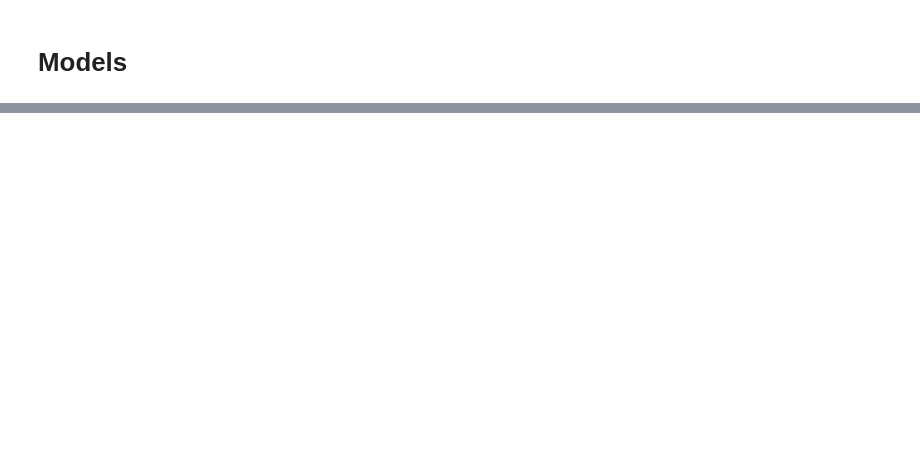
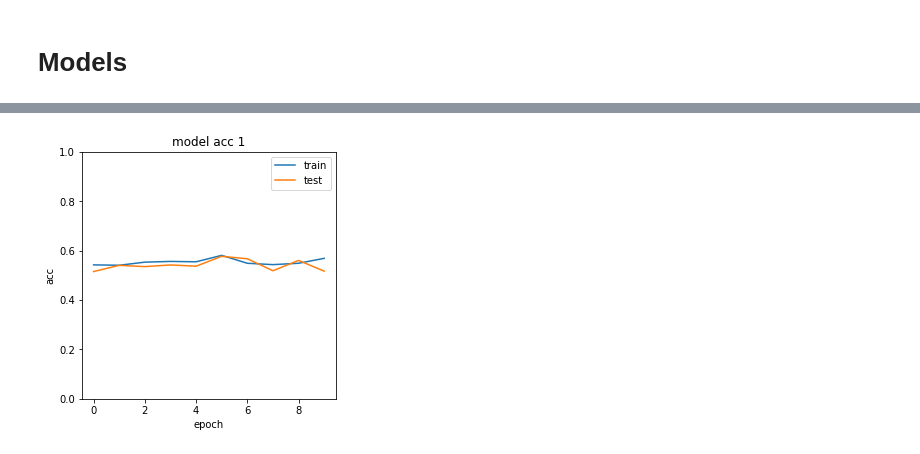
Before and after one commit to nixXx13/raspPi-detectionApp, a Jupyter notebook: ai_module/sd.ipynb, the cells around one changed output, grey strips where cells are left out. Saved outputs shown, nothing was run; the diff lists cells and outputs as text; code cells hidden in the pictures; blank space fills up the shorter version.

```diff
--- a/ai_module/sd.ipynb
+++ b/ai_module/sd.ipynb
@@ -457,6 +411,0 @@ Epoch 1/1
-# %%
-hist4 = model.fit_generator(train_batch,
-                            steps_per_epoch = train_batch.samples/BS,
-                            validation_data = valid_batch,
-                            validation_steps = valid_batch.samples/BS,
-                            epochs=5)
@@ -514,4 +411,0 @@ Epoch 5/5
-# %%
-hist = [hist4,hist5,hist6]
-
-pyPlot(hist,['acc','loss'])
@@ -740,0 +412,10 @@ Epoch 6/15
+# %%
+def setModelLr(model,lr):
+    from keras import backend as K
+    # To get learning rate
+    lr_old = K.get_value(model.optimizer.lr)
+    # To set learning rate
+    K.set_value(model.optimizer.lr, lr)
+    # keras.__version__ # 2.0.2
+    lr_new = K.get_value(model.optimizer.lr)
+    print("Changed lr from {} to {}".format(lr_old,lr_new))
@@ -740,0 +872,75 @@ Epoch 6/15
+# %%
+def convModel2(filterCoef=4,lr=1e-4):
+    print("building model convModel")
+    model = Sequential([
+        BatchNormalization(input_shape = (224,224,3)),
+        Conv2D(filterCoef*8,3,activation='relu'),
+        MaxPooling2D((2,2)),
+        BatchNormalization(),
+        Conv2D(filterCoef*16,3,activation='relu'),
+        MaxPooling2D((2,2)),
+        BatchNormalization(),
+        Flatten(),
+        Dense(2,activation='softmax')
+    ])
+    model.compile(Adam(),loss='categorical_crossentropy',metrics=["accuracy"])
+    model.optimizer.lr = lr
+    return model
+
+def convModel1(filterCoef=4,lr=1e-4):
+    print("building model convModel")
+    model = Sequential([
+        BatchNormalization(input_shape = (224,224,3)),
+        Conv2D(filterCoef*8,3,activation='relu'),
+        MaxPooling2D((2,2)),
+        BatchNormalization(),
+        Conv2D(filterCoef*16,3,activation='relu'),
+        MaxPooling2D((2,2)),
+        BatchNormalization(),
+        Flatten(),
+        Dense(2,activation='softmax')
+    ])
+    model.compile(Adam(lr=lr),loss='categorical_crossentropy',metrics=["accuracy"])
+    return model
+
+def convModel3(filterCoef=4,lr=1e-4):
+    print("building model convModel")
+    model = Sequential([
+        BatchNormalization(input_shape = (224,224,3)),
+        Conv2D(filterCoef*8,3,activation='relu'),
+        MaxPooling2D((2,2)),
+        BatchNormalization(),
+        Conv2D(filterCoef*16,3,activation='relu'),
+        MaxPooling2D((2,2)),
+        BatchNormalization(),
+        Flatten(),
+        Dense(2,activation='softmax')
+    ])
+    model.compile(Adam(),loss='categorical_crossentropy',metrics=["accuracy"])
+    setModelLr(model,lr)
+    return model
+
+lr = 1e-3
+modelType = [ convModel1(lr=lr) ,  convModel2(lr=lr) ,  convModel3(lr=lr) ]
+models = []
+hists = []
+
+EP=10
+BS = 64
+
+for model in modelType:
+    model.summary()
+    hist = model.fit_generator(train_batch,
+                            steps_per_epoch = train_batch.samples/BS,
+                            validation_data = valid_batch,
+                            validation_steps = valid_batch.samples/BS,
+                            epochs=EP)
+
+    print ("Best train accuracy - {}".format(np.around([np.max(hist.history["acc"])],decimals=2)[0]))
+    print ("Best val accuracy - {}".format(np.around([np.max(hist.history["val_acc"])],decimals=2)[0]))
+
+    models.append(model)
+    hists.append(hist)
+
+    pyPlot(hist,['acc','loss'])
+# %% [output]
@@ -740,0 +964 @@ Epoch 6/15
+[figure, added]
```
Also changed, not shown: parts of 118 cells of this notebook.
